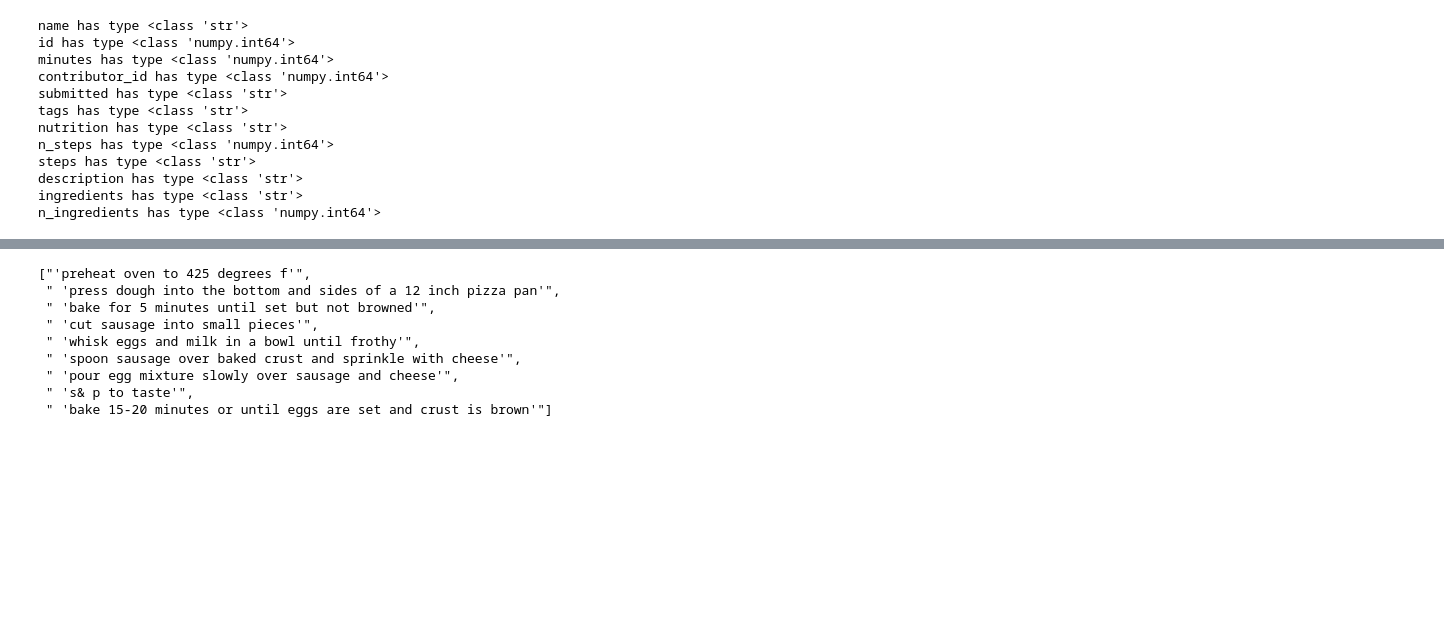
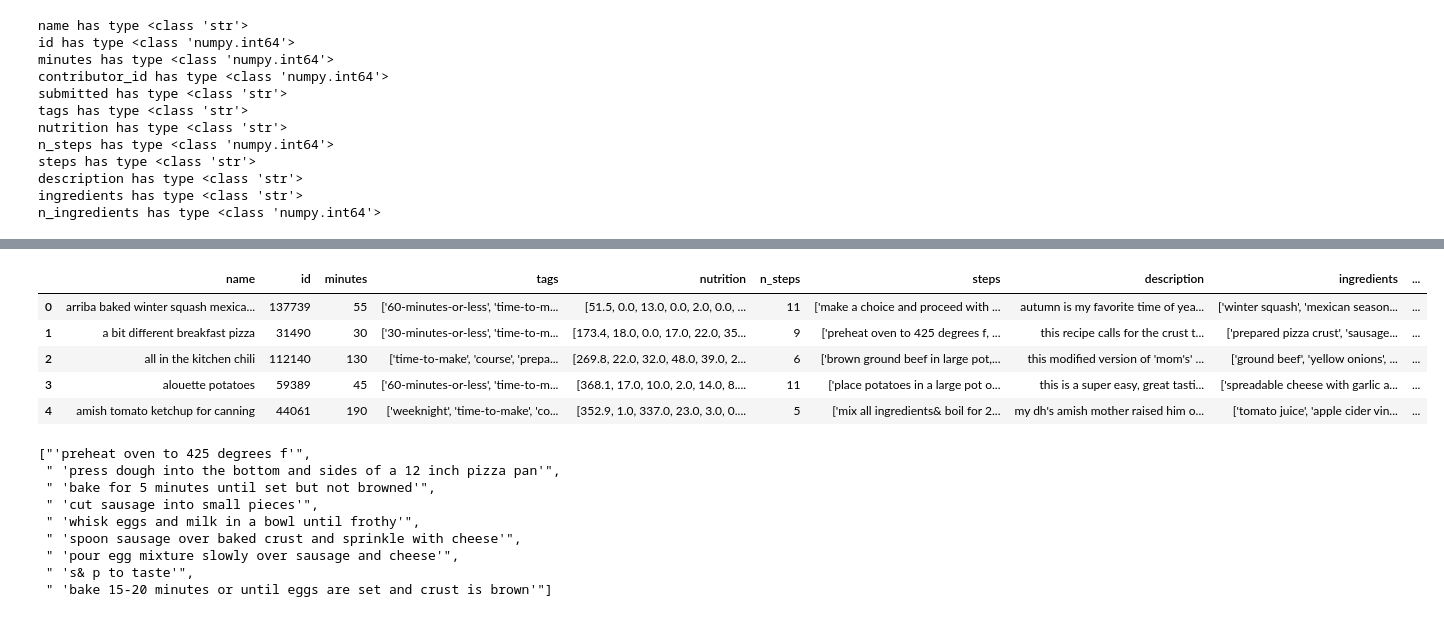
Before and after one commit to TimB808/potluck_project, a Jupyter notebook: jupyter_notebooks/Archive/extended_preproc_and_model.ipynb, the cells around one changed output, grey strips where cells are left out. Saved outputs shown, nothing was run; the diff lists cells and outputs as text; code cells hidden in the pictures; blank space fills up the shorter version.

```diff
--- a/jupyter_notebooks/Archive/extended_preproc_and_model.ipynb
+++ b/jupyter_notebooks/Archive/extended_preproc_and_model.ipynb
@@ -39 +44,4 @@ for col in ['tags', 'nutrition', 'steps', 'ingredients']:
     df[col] = df[col].apply(lambda x: x.strip('[]').split(','))
+# %%
+# split steps column
+df['steps'] = df['steps'].apply(lambda x: x.strip('[]').split("',"))
@@ -57,3 +90,0 @@ Nutrition
-# %%
-# confirm code to capitalise
-df['ingredients_cap'] = df['ingredients']
@@ -59,0 +104,30 @@ df['ingredients_cap'] = df['ingredients']
+# %%
+# full preproc function
+
+def preproc_ingredient(user_input):
+    #preproces input same way as df
+
+    #1.lowercase
+    user_input = [i.lower() for i in user_input]
+
+    #2. remove numbers
+
+    user_input = [remove_num(i) for i in user_input]
+
+    #3. remove spaces
+
+    user_input =  [i.strip() for i in user_input]
+
+    #4. remove special chars
+
+    user_input = remove_punct_list(user_input)
+
+    #5. join words with underscores
+
+    user_input = [i.replace(' ', '_') for i in user_input]
+
+    #6. change to set -> maybe leave it for now?
+
+    # user_input = set(user_input)
+
+    return user_input
@@ -94,3 +189,12 @@ df['ingredients'] = df['ingredients'].apply(set)
+# %%
+df.head()
+# %% [output]
+|  | name | id | minutes | tags | nutrition | n_steps | steps | description | ingredients | ... |
+| 0 | arriba baked winter squash mexica... | 137739 | 55 | ['60-minutes-or-less', 'time-to-m... | [51.5, 0.0, 13.0, 0.0, 2.0, 0.0, ... | 11 | ['make a choice and proceed with ... | autumn is my favorite time of yea... | ['winter squash', 'mexican season... | ... |
+| 1 | a bit different breakfast pizza | 31490 | 30 | ['30-minutes-or-less', 'time-to-m... | [173.4, 18.0, 0.0, 17.0, 22.0, 35... | 9 | ['preheat oven to 425 degrees f, ... | this recipe calls for the crust t... | ['prepared pizza crust', 'sausage... | ... |
+| 2 | all in the kitchen chili | 112140 | 130 | ['time-to-make', 'course', 'prepa... | [269.8, 22.0, 32.0, 48.0, 39.0, 2... | 6 | ['brown ground beef in large pot,... | this modified version of 'mom's' ... | ['ground beef', 'yellow onions', ... | ... |
+| 3 | alouette potatoes | 59389 | 45 | ['60-minutes-or-less', 'time-to-m... | [368.1, 17.0, 10.0, 2.0, 14.0, 8.... | 11 | ['place potatoes in a large pot o... | this is a super easy, great tasti... | ['spreadable cheese with garlic a... | ... |
+| 4 | amish tomato ketchup for canning | 44061 | 190 | ['weeknight', 'time-to-make', 'co... | [352.9, 1.0, 337.0, 23.0, 3.0, 0.... | 5 | ['mix all ingredients& boil for 2... | my dh's amish mother raised him o... | ['tomato juice', 'apple cider vin... | ... |
 # %%
 df.steps[1]
 # %% [output]
```
Also changed, not shown: parts of 42 cells of this notebook, 4 other files.
